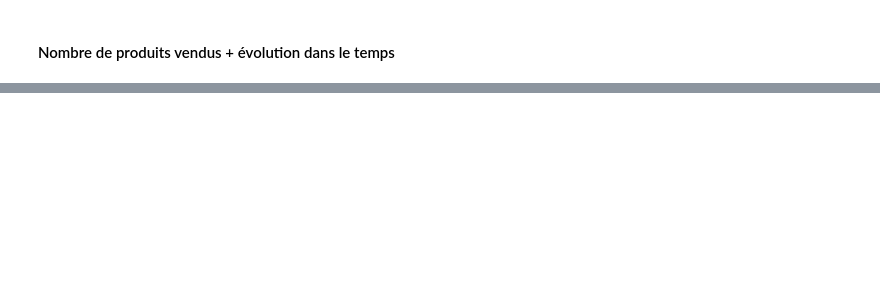
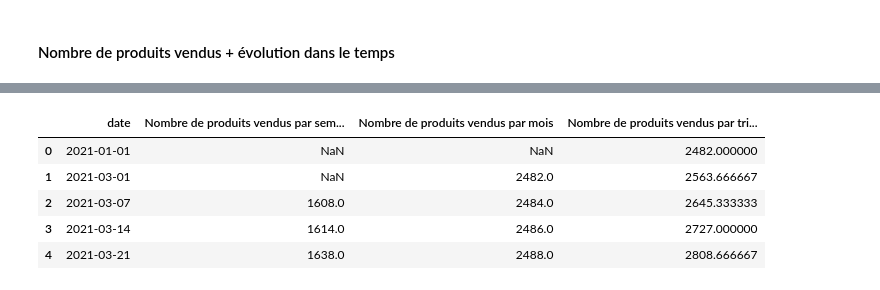
Before and after one commit to loriaujulie/projet9_Lapage, a Jupyter notebook: notebooks/analyses_annabelle.ipynb, the cells around one changed output, grey strips where cells are left out. Cells and saved outputs as stored; diff of their text form; code cells hidden in the pictures; blank space fills up the shorter version.

```diff
--- a/notebooks/analyses_annabelle.ipynb
+++ b/notebooks/analyses_annabelle.ipynb
@@ -241,3 +326,6 @@ figure4.show()
 #### Nombre de produits vendus + évolution dans le temps
 # %%
 # tous les produits sur toute la période, puis par mois, puis par semaine
+#Affichage du nombre de produits vendus par semaine
+df_lapage_prod_semaine = (df_lapage.groupby(pd.Grouper(key='date', freq='W'))['id_prod'].nunique().reset_index(name='Nombre de produits vendus par semaine'))
+df_lapage_prod_semaine.head()
@@ -243,0 +339,20 @@ figure4.show()
+# %%
+#Affichage du nombre de produits vendus par mois
+df_lapage_prod_mois = (df_lapage.groupby(pd.Grouper(key='date', freq='MS'))['id_prod'].nunique().reset_index(name='Nombre de produits vendus par mois'))
+# %%
+#Affichage du nombre de produits vendus par trimestre
+df_lapage_prod_trimestre = (df_lapage.groupby(pd.Grouper(key='date', freq='QS'))['id_prod'].nunique().reset_index(name='Nombre de produits vendus par trimestre'))
+# %%
+#Réunion des dataframes en un seul en vue de les afficher sur le même graphique
+df_lapage_prod= df_lapage_prod_semaine.merge(df_lapage_prod_mois, on = 'date', how='outer').sort_values('date')
+df_lapage_prod= df_lapage_prod.merge(df_lapage_prod_trimestre, on = 'date', how='outer').sort_values('date')
+df_lapage_prod['Nombre de produits vendus par mois'] = (df_lapage_prod['Nombre de produits vendus par mois'].interpolate(method='linear'))
+df_lapage_prod['Nombre de produits vendus par trimestre'] = (df_lapage_prod['Nombre de produits vendus par trimestre'].interpolate(method='linear'))
+df_lapage_prod.head()
+# %% [output]
+|  | date | Nombre de produits vendus par sem... | Nombre de produits vendus par mois | Nombre de produits vendus par tri... |
+| 0 | 2021-01-01 | NaN | NaN | 2482.000000 |
+| 1 | 2021-03-01 | NaN | 2482.0 | 2563.666667 |
+| 2 | 2021-03-07 | 1608.0 | 2484.0 | 2645.333333 |
+| 3 | 2021-03-14 | 1614.0 | 2486.0 | 2727.000000 |
+| 4 | 2021-03-21 | 1638.0 | 2488.0 | 2808.666667 |
```
Also changed, not shown: parts of 18 cells of this notebook.
